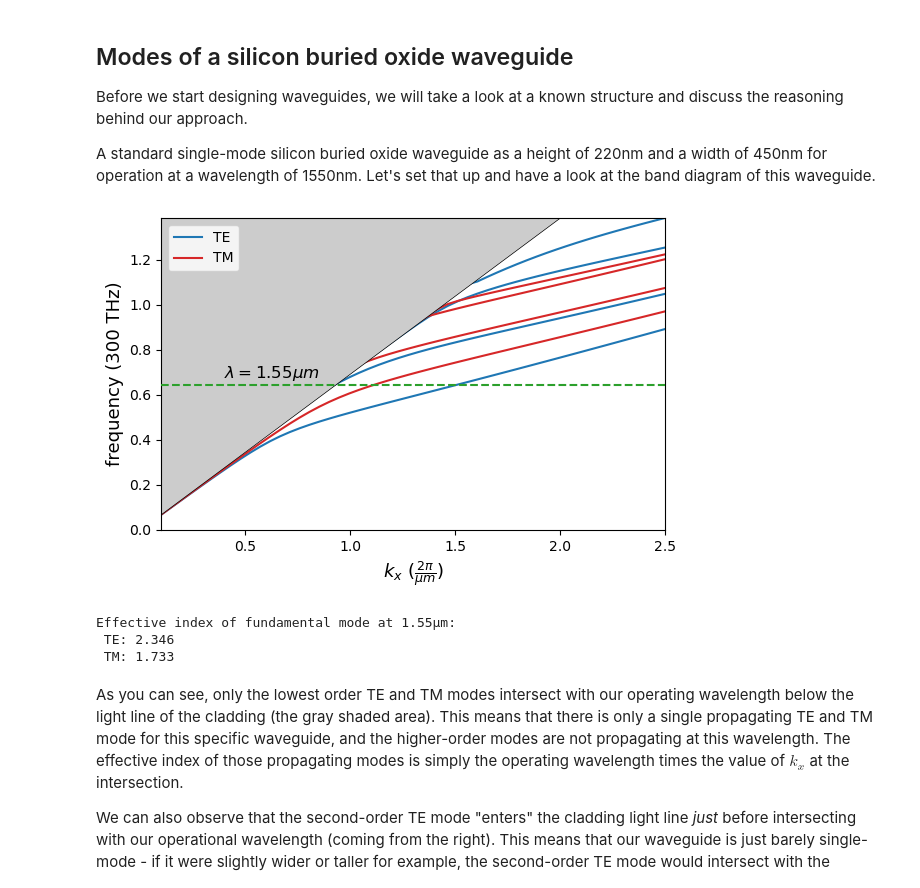
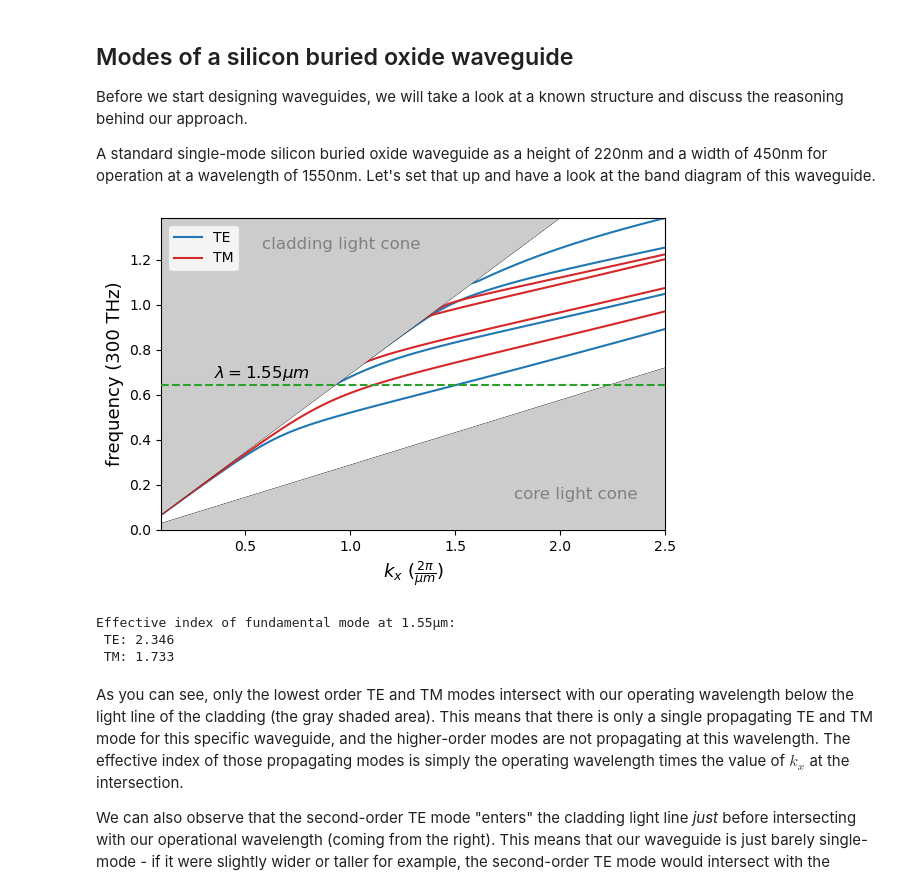
Before and after one commit to yaugenst/phodex, a Jupyter notebook: examples/mpb/waveguide_design.ipynb, the cells around one changed output. Cells and saved outputs as stored; diff of their text form; code cells hidden in the pictures.

```diff
--- a/examples/mpb/waveguide_design.ipynb
+++ b/examples/mpb/waveguide_design.ipynb
@@ -55,34 +55,35 @@ geometry = [
 ]
 
 ms = partial(
     get_bands,
     k_points,
     int(resolution * n_core / lcen),
     num_bands,
     geometry,
     geometry_lattice,
     mp.Medium(index=n_clad),
 )
 results = {p: ms(p) for p in ["te", "tm"]}
 
 plt.close("all")
 fig, ax = plt.subplots(1, 1, figsize=(6, 4), tight_layout=True)
 plot_bands(
     {"TE": results["te"]["freqs"], "TM": results["tm"]["freqs"]},
     lcen,
     ks,
+    n_core,
     n_clad,
     ax=ax,
 )
 plt.show()
 
 print(
     f"Effective index of fundamental mode at {lcen}µm:\n"
     f' TE: {neff_from_k(lcen, ks, results["te"]["freqs"][:, 0]):.3f}\n'
     f' TM: {neff_from_k(lcen, ks, results["tm"]["freqs"][:, 0]):.3f}'
 )
 # %% [output]
-[figure, old version]
+[figure, new version]
 Effective index of fundamental mode at 1.55µm:
  TE: 2.346
  TM: 1.733
```
Also changed, not shown: parts of 5 cells of this notebook, 1 other file.
